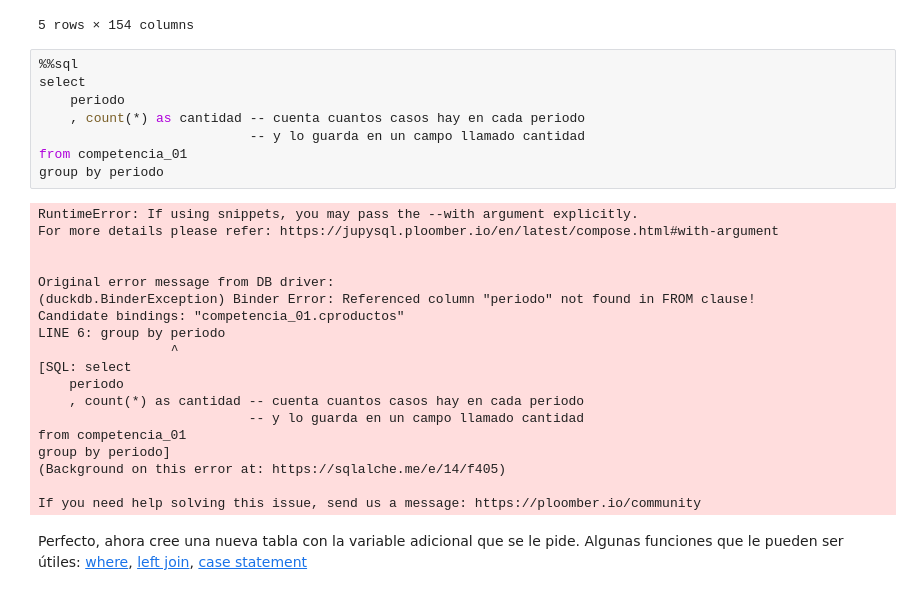
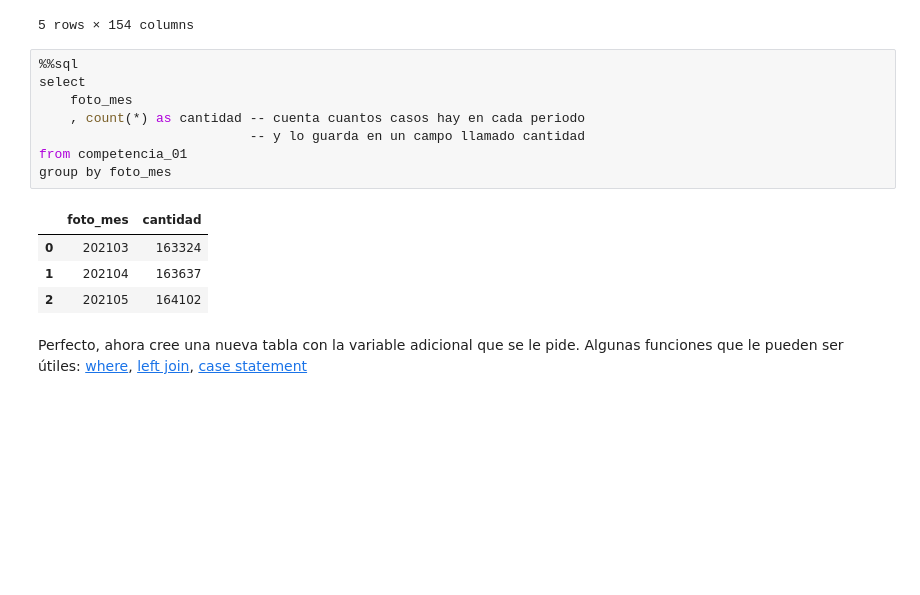
Before and after one commit to maiconfialho/dmeyf2023, a Jupyter notebook: TareasHogar/z101_target_sql.ipynb, the cells around one changed output. Cells and saved outputs as stored; diff of their text form; blank space fills up the shorter version.

```diff
--- a/TareasHogar/z101_target_sql.ipynb
+++ b/TareasHogar/z101_target_sql.ipynb
@@ -82,29 +63,15 @@ Hagamos unas queries básicas para comprobar que todo esta funcionando bien.
 # %%
 %%sql
 select
-    periodo
+    foto_mes
     , count(*) as cantidad -- cuenta cuantos casos hay en cada periodo
                            -- y lo guarda en un campo llamado cantidad
 from competencia_01
-group by periodo
+group by foto_mes
 # %% [output]
-RuntimeError: If using snippets, you may pass the --with argument explicitly.
-For more details please refer: https://jupysql.ploomber.io/en/latest/compose.html#with-argument
-
-
-Original error message from DB driver:
-(duckdb.BinderException) Binder Error: Referenced column "periodo" not found in FROM clause!
-Candidate bindings: "competencia_01.cproductos"
-LINE 6: group by periodo
-                 ^
-[SQL: select
-    periodo
-    , count(*) as cantidad -- cuenta cuantos casos hay en cada periodo
-                           -- y lo guarda en un campo llamado cantidad
-from competencia_01
-group by periodo]
-(Background on this error at: https://sqlalche.me/e/14/f405)
-
-If you need help solving this issue, send us a message: https://ploomber.io/community
+|  | foto_mes | cantidad |
+| 0 | 202103 | 163324 |
+| 1 | 202104 | 163637 |
+| 2 | 202105 | 164102 |
 # %% [markdown]
 Perfecto, ahora cree una nueva tabla con la variable adicional que se le pide. Algunas funciones que le pueden ser útiles:  [where](https://duckdb.org/docs/sql/query_syntax/where), [left join](https://duckdb.org/docs/sql/query_syntax/from), [case statement](https://duckdb.org/docs/sql/expressions/case)
```
Also changed, not shown: parts of 10 cells of this notebook, 7 other files.
